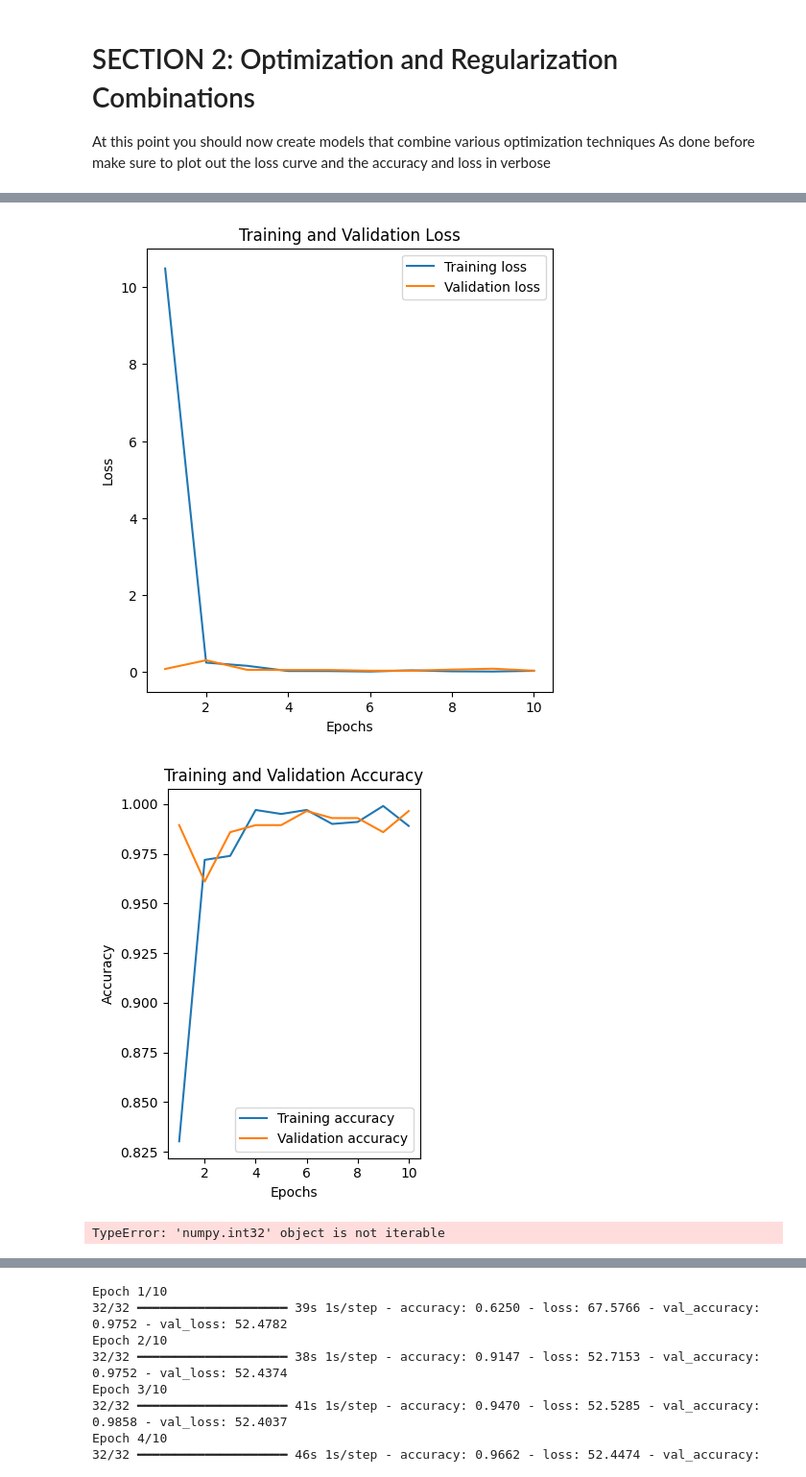
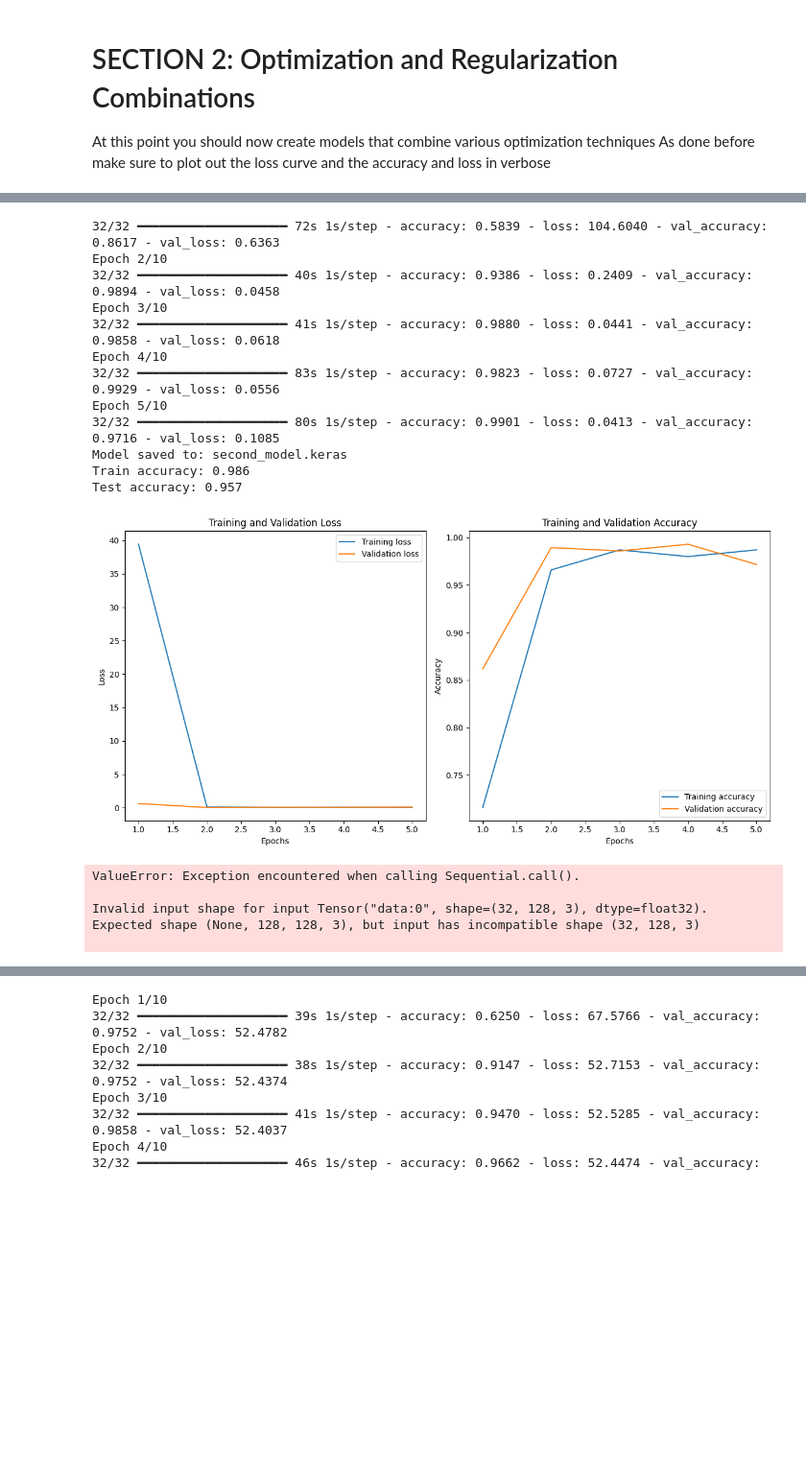
Before and after one commit to tomunizua/summative_bananaguard, a Jupyter notebook: Summative_Intro_to_ml_TheodoraOmunizua_assignment.ipynb, the cells around one changed output, grey strips where cells are left out. Shown: that part at 96% size. Drawn from its saved outputs; the diff is of its cells as text; code cells hidden in the pictures; blank space fills up the shorter version.

```diff
--- a/Summative_Intro_to_ml_TheodoraOmunizua_assignment.ipynb
+++ b/Summative_Intro_to_ml_TheodoraOmunizua_assignment.ipynb
@@ -253,7 +258,7 @@ Test accuracy: 0.972
 At this point you should now create models that combine various optimization techniques
 As done before make sure to plot out the loss curve and the accuracy and loss in verbose
 # %%
-def model_2(input_shape, num_classes, learning_rate=0.001, epochs=10, dropout=0.5, save_path="second_model.keras"):  # Added parameters
+def model_2(input_shape, num_classes, learning_rate=0.001, dropout=0.5):  # Added parameters
     """Creates and compiles a CNN model with Adam optimizer."""
 
     model = tf.keras.models.Sequential([
@@ -275,10 +280,11 @@ def model_2(input_shape, num_classes, learning_rate=0.001, epochs=10, dropout=0.
     early_stopping = tf.keras.callbacks.EarlyStopping(monitor='val_loss', patience=3)  # Define early stopping
     history = model.fit(train_dataset.batch(32),
                       validation_data=valid_dataset.batch(32),
-                      epochs=epochs)
+                      epochs=10,
+                      callbacks=[early_stopping])
 
-    model.save(save_path)
-    print(f"Model saved to: {save_path}")
+    model.save("second_model.keras")
+    print(f"Model saved to: second_model.keras")
     return model, history
 
 # --- Main Execution ---
@@ -287,7 +293,7 @@ input_shape = (128, 128, 3)  # Define input shape
 num_classes = len(le.classes_)  # Define number of classes
 
 # Create and train the model
-model, history = model_2(input_shape, num_classes, epochs=10, save_path="second_model.keras")
+model, history = model_2(input_shape, num_classes, learning_rate=0.001, dropout=0.5)
 
 # Load the model
 loaded_model = tf.keras.models.load_model("second_model.keras")
@@ -314,27 +320,21 @@ train_accuracy, test_accuracy = evaluate_model(model, train_dataset, test_datase
 def loss_curve_plot(history):
     """Plots training and validation loss and accuracy curves."""
 
-    acc = history.history['accuracy']
-    val_acc = history.history['val_accuracy']
-    loss = history.history['loss']
-    val_loss = history.history['val_loss']
-
-    epochs_range = range(1, len(acc) + 1)
+    epochs = range(1, len(history.history['loss']) + 1)
 
     plt.figure(figsize=(12, 6))
 
     plt.subplot(1, 2, 1)  # Loss plot
-    plt.plot(epochs_range, loss, label='Training loss')
-    plt.plot(epochs_range, val_loss, label='Validation loss')
+    plt.plot(epochs, history.history['loss'], label='Training loss')
+    plt.plot(epochs, history.history['val_loss'], label='Validation loss')
     plt.title('Training and Validation Loss')
     plt.xlabel('Epochs')
     plt.ylabel('Loss')
     plt.legend()
-    plt.show()
 
     plt.subplot(1, 2, 2)  # Accuracy plot
-    plt.plot(epochs_range, acc, label='Training accuracy')
-    plt.plot(epochs_range, val_acc, label='Validation accuracy')
+    plt.plot(epochs, history.history['accuracy'], label='Training accuracy')
+    plt.plot(epochs, history.history['val_accuracy'], label='Validation accuracy')
     plt.title('Training and Validation Accuracy')
     plt.xlabel('Epochs')
     plt.ylabel('Accuracy')
@@ -343,16 +343,16 @@ def loss_curve_plot(history):
     plt.tight_layout()  # Adjust layout to prevent overlap
     plt.show()
 
-loss_curve_plot(history)
+loss_curve_plot(history)  # Call the plotting function
 
 # Confusion Matrix and Error Analysis
 def plot_confusion_matrix(model, dataset, le):
     y_true = []
     y_pred = []
 
-    for images, labels in dataset:
-        y_true.extend(labels.numpy())
-        y_pred_batch = model.predict(images)
+    for images, labels in dataset: # Dataset is already batched.
+        y_true.extend(labels.numpy().flatten())
+        y_pred_batch = model.predict(images) # Images are passed in batches.
         y_pred.extend(np.argmax(y_pred_batch, axis=1))
 
     cm = confusion_matrix(y_true, y_pred)
@@ -382,7 +382,7 @@ plot_confusion_matrix(model, test_dataset, le)
 y_true = []
 y_pred = []
 for images, labels in test_dataset:
-  y_true.extend(labels.numpy())
+  y_true.extend(labels.numpy().flatten())
   y_pred_batch = model.predict(images)
   y_pred.extend(np.argmax(y_pred_batch, axis=1))
 
@@ -408,4 +392,18 @@ Test accuracy: 0.972
+32/32 ━━━━━━━━━━━━━━━━━━━━ 72s 1s/step - accuracy: 0.5839 - loss: 104.6040 - val_accuracy: 0.8617 - val_loss: 0.6363
+Epoch 2/10
+32/32 ━━━━━━━━━━━━━━━━━━━━ 40s 1s/step - accuracy: 0.9386 - loss: 0.2409 - val_accuracy: 0.9894 - val_loss: 0.0458
+Epoch 3/10
+32/32 ━━━━━━━━━━━━━━━━━━━━ 41s 1s/step - accuracy: 0.9880 - loss: 0.0441 - val_accuracy: 0.9858 - val_loss: 0.0618
+Epoch 4/10
+32/32 ━━━━━━━━━━━━━━━━━━━━ 83s 1s/step - accuracy: 0.9823 - loss: 0.0727 - val_accuracy: 0.9929 - val_loss: 0.0556
+Epoch 5/10
+32/32 ━━━━━━━━━━━━━━━━━━━━ 80s 1s/step - accuracy: 0.9901 - loss: 0.0413 - val_accuracy: 0.9716 - val_loss: 0.1085
+Model saved to: second_model.keras
+Train accuracy: 0.986
+Test accuracy: 0.957
-[figure, old version]
+[figure, new version]
-[figure, removed]
-TypeError: 'numpy.int32' object is not iterable
+ValueError: Exception encountered when calling Sequential.call().
+
+Invalid input shape for input Tensor("data:0", shape=(32, 128, 3), dtype=float32). Expected shape (None, 128, 128, 3), but input has incompatible shape (32, 128, 3)
+
 # %%
```
Also changed, not shown: parts of 7 cells of this notebook.
